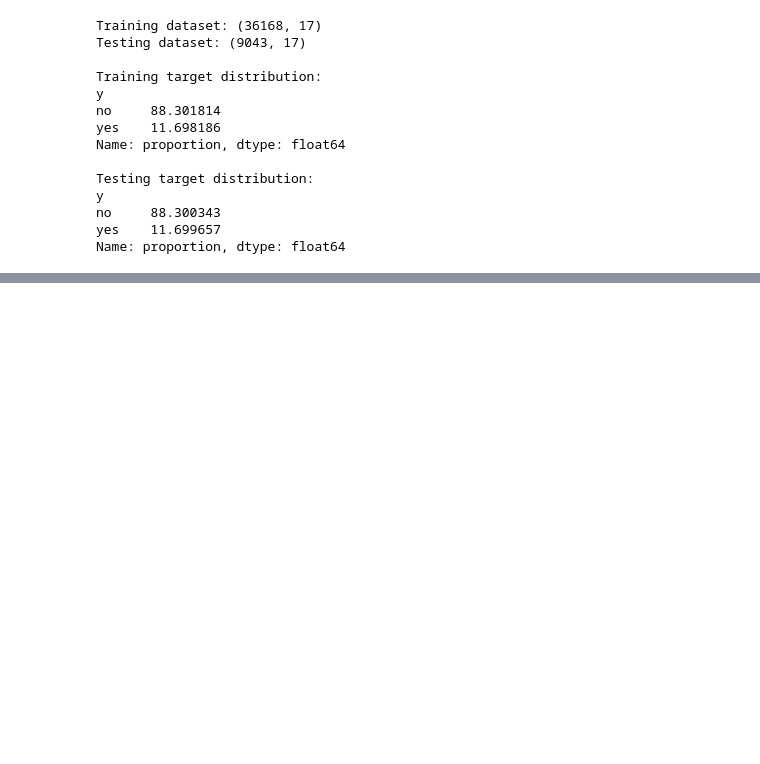
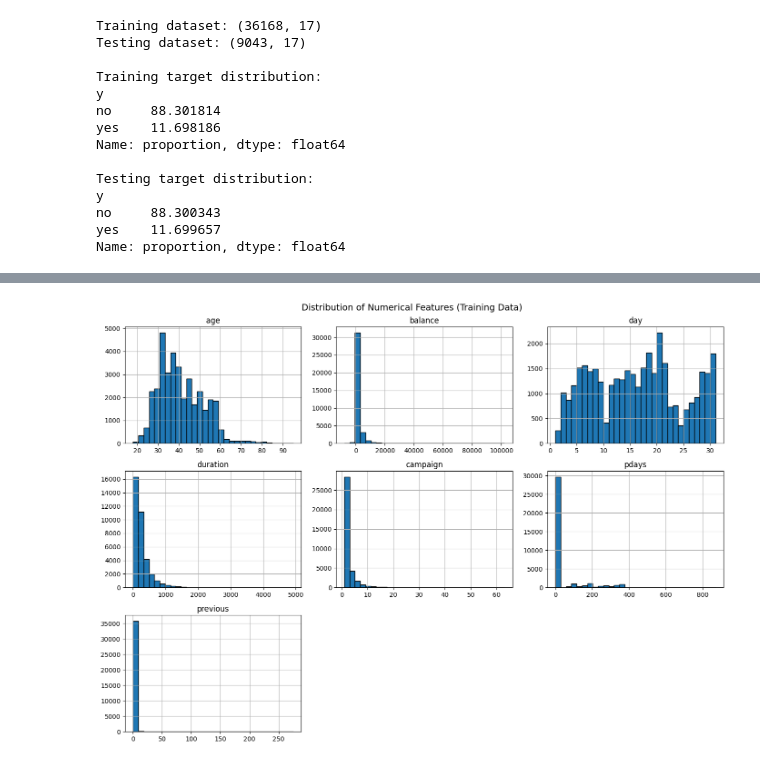
Before and after one commit to kaurp88/15580445-PK-s1, a Jupyter notebook: machine_learning.ipynb, the cells around one changed output, grey strips where cells are left out. Saved outputs shown, nothing was run; the diff lists cells and outputs as text; code cells hidden in the pictures; blank space fills up the shorter version.

Commit message:
complete exploratory data analysis and train-test split

```diff
--- a/machine_learning.ipynb
+++ b/machine_learning.ipynb
@@ -167,3 +167,15 @@ y
 no     88.300343
 yes    11.699657
 Name: proportion, dtype: float64
+# %%
+
+# Identify numerical columns in the training dataset
+numerical_columns = train_bank.select_dtypes(
+    include=["int64", "float64"]
+).columns.tolist()
+
+print("Numerical columns:")
+print(numerical_columns)
+
+# Summary statistics for numerical features
+display(train_bank[numerical_columns].describe())
@@ -169,0 +194,18 @@ Name: proportion, dtype: float64
+# %%
+
+# Plot histograms for numerical features
+train_bank[numerical_columns].hist(
+    bins=30,
+    figsize=(14, 10),
+    edgecolor="black"
+)
+
+plt.suptitle(
+    "Distribution of Numerical Features (Training Data)",
+    fontsize=14
+)
+
+plt.tight_layout()
+plt.show()
+# %% [output]
+[figure, added]
```
Also changed, not shown: parts of 4 cells of this notebook.
